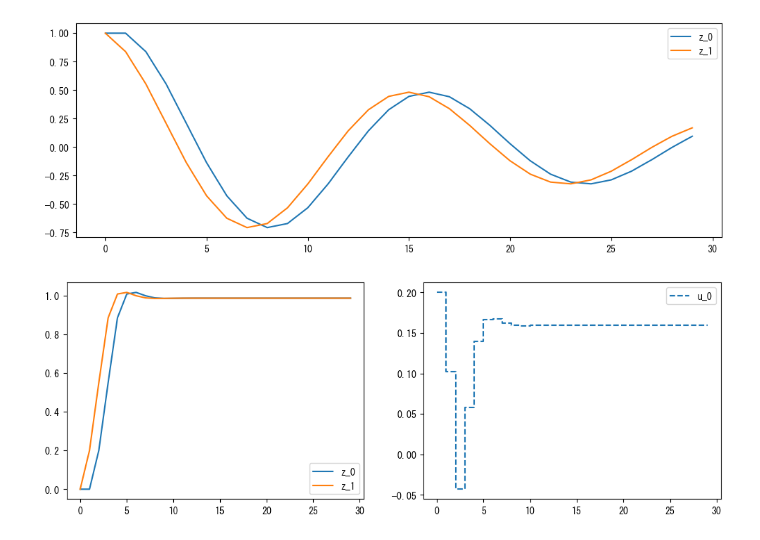
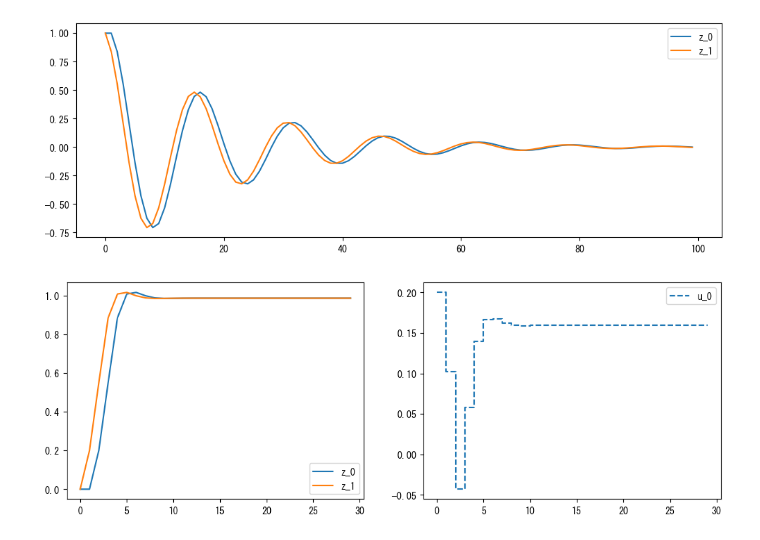
Before and after one commit to proxima-technology/casadi_mpc_nyuumon, a Jupyter notebook: src/chapter4.ipynb, the cells around one changed output. Saved outputs shown, nothing was run; the diff lists cells and outputs as text; code cells hidden in the pictures.

```diff
--- a/src/chapter4.ipynb
+++ b/src/chapter4.ipynb
@@ -70,0 +62,27 @@ def compute_final_cost(x):
+# %%
+t_span = [0,100]
+t_eval = np.arange(*t_span,1)
+
+x_init = casadi.DM([1,1]) # 初期値
+
+F = make_F()
+
+X = [x_init]
+x_current = x_init
+for t in t_eval:
+    x_current = F(x=x_current,u=0)["x_next"]
+    X.append(x_current)
+
+X.pop()
+X = np.array(X).reshape(t_eval.size,nx)
+
+plt.figure(figsize=(12,4))
+
+plt.subplot(1,1,1)
+for k in range(nx):
+    plt.plot(t_eval,X[:,k],label=f"z_{k}")
+plt.legend()
+
+plt.show()
+# %% [output]
+[figure, added]
@@ -105,33 +133,6 @@ def compute_optimal_control(S,x_init,x0):
     return u_opt, x0
 # %%
 S = make_nlp()
-# %%
-t_span = [0,30]
-t_eval = np.arange(*t_span,1)
-
-x_init = casadi.DM([1,1]) # 初期値
-
-F = make_F()
-
-X = [x_init]
-x_current = x_init
-for t in t_eval:
-    x_current = F(x=x_current,u=0)["x_next"]
-    X.append(x_current)
-
-X.pop()
-X = np.array(X).reshape(t_eval.size,nx)
-
-plt.figure(figsize=(12,4))
-
-plt.subplot(1,1,1)
-for k in range(nx):
-    plt.plot(t_eval,X[:,k],label=f"z_{k}")
-plt.legend()
-
-plt.show()
-# %% [output]
-[figure, removed]
 # %%
 t_span = [0,30]
 t_eval = np.arange(*t_span,1)
```
Also changed, not shown: parts of 3 cells of this notebook, 3 other files.
